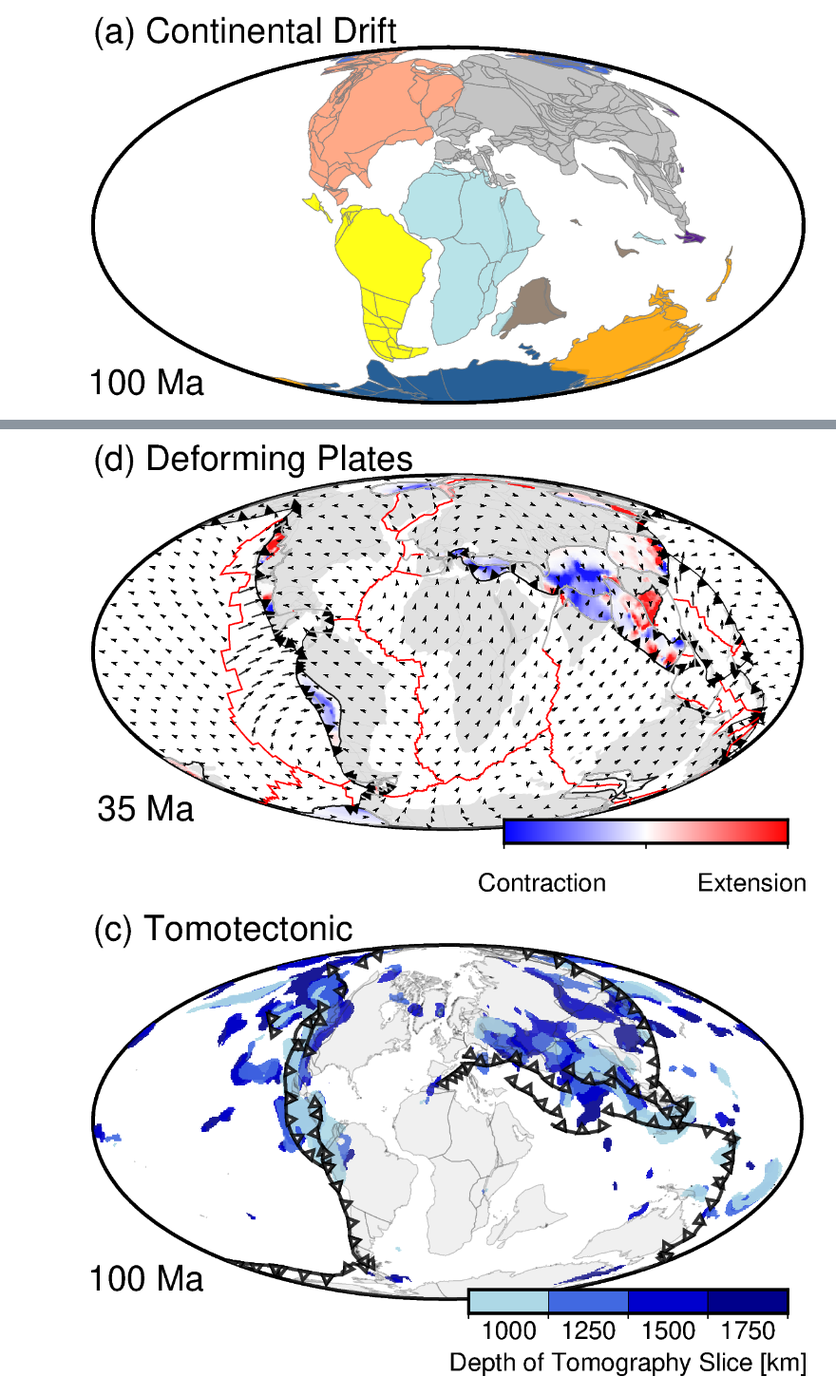
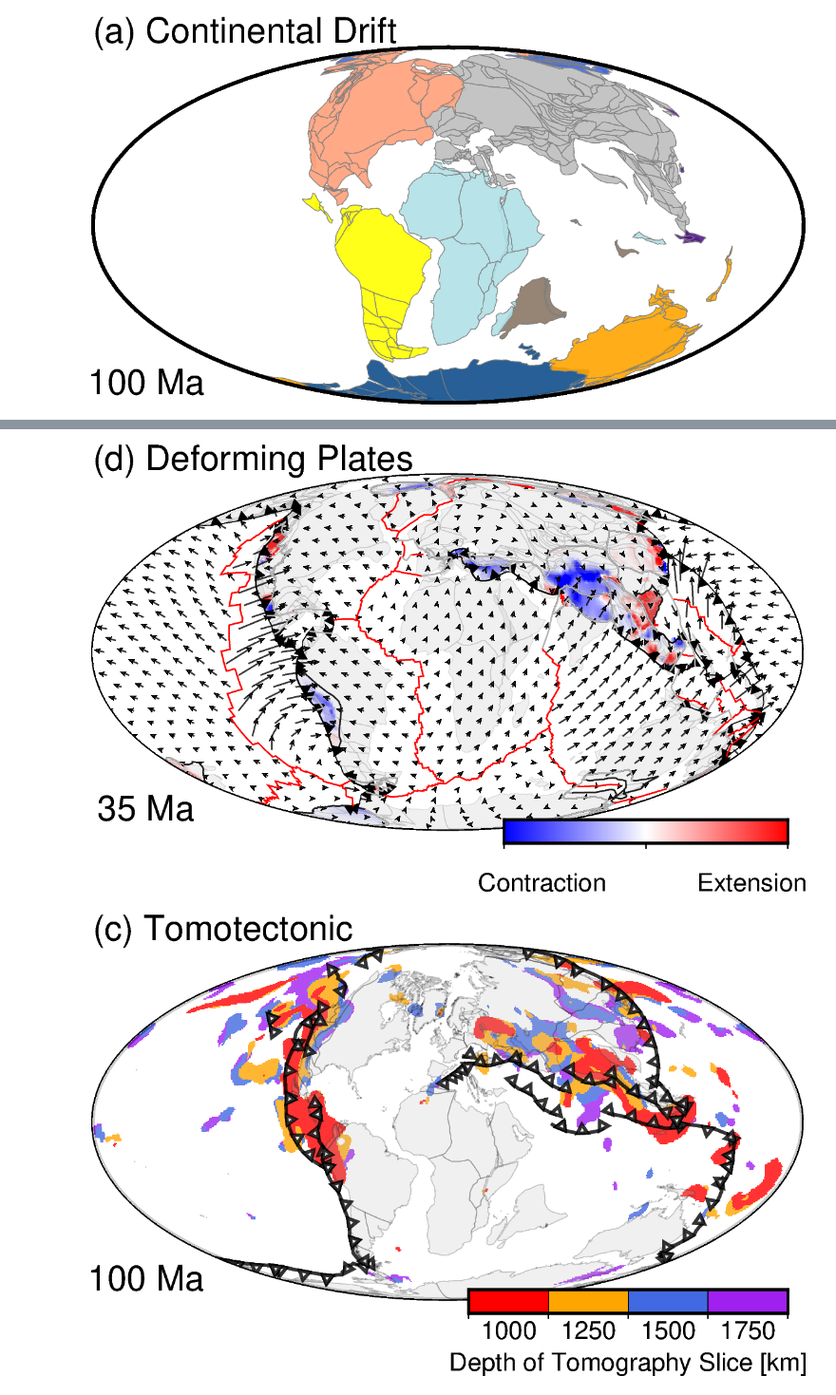
Before and after one commit to siwill22/Deconstructing-Plate-Tectonic-Reconstructions, a Jupyter notebook: Figure3/ReconstructionTypes.ipynb, the cells around one changed output, grey strips where cells are left out. Shown at 95% size. Cells and saved outputs as stored; diff of their text form; code cells hidden in the pictures.

```diff
--- a/Figure3/ReconstructionTypes.ipynb
+++ b/Figure3/ReconstructionTypes.ipynb
@@ -164,15 +141,16 @@ def deforming_model(fig, reconstruction_model, reconstruction_time,
 
     fig.basemap(region=region, projection=projection, frame='lrtb', perspective=perspective)
 
-    reconstructed_continents.plot(fig, color='gray70', pen=None, projection=projection,
-                                  region=region, perspective=perspective, transparency=60)
+    with pygmt.config(COLOR_NAN='white'):
+        pygmt.makecpt(cmap='polar', series=[-1000,1000], background='o')
+        fig.grdimage(crustal_thickness_delta,
+                    region=region, projection=projection, cmap=True)
 
-    pygmt.makecpt(cmap='polar', series=[-1000,1000], background='o')
-    fig.grdimage(crustal_thickness_delta,
-                transparency=10, region=region, projection=projection, cmap=True, nan_transparent=True)
+    reconstructed_continents.plot(fig, color='gray70', pen='0.2p,gray50', projection=projection,
+                                  region=region, perspective=perspective, transparency=80)
 
-    velocity_field.plot(fig, scaling=600., pen="0.5p,black", color="dodgerblue",
-                        style='V0.08c+e+gblack+n', region=region, projection=projection,
+    velocity_field.plot(fig, scaling=300., pen="0.5p,black", color="dodgerblue",
+                        style='V0.08c+e+a45+ggray40+n', region=region, projection=projection, #V0.15c+e+a45+ggray40+n   #V0.08c+e+gblack+n
                         transparency=20, perspective=perspective)
     reconstructed_plates.plot_deformation_zones(fig, color='-', region=region, projection=projection,
                                                 perspective=perspective)
@@ -194,10 +172,10 @@ def deforming_model(fig, reconstruction_model, reconstruction_time,
 fig = pygmt.Figure()
 pygmt.config(MAP_FRAME_TYPE="plain")
 deforming_model(fig, M2019, reconstruction_time, projection='W10c')
-#fig.savefig('./figures/deforming_plates.pdf')
+fig.savefig('./deforming_plates.pdf')
 fig.show(width=800)
 # %% [output]
-[figure, old version]
+[figure, new version]
 # %%
 def add_votemap(fig, depth, cmapstring, projection, region):
     min_votes = 8
@@ -210,45 +188,63 @@ def add_votemap(fig, depth, cmapstring, projection, region):
                  transparency=10, region=region, projection=projection, cmap=True, nan_transparent=True)
 
 
+def load_votemap(depth, min_votes = 8):
+    votemap = pygmt.xyz2grd('/Users/simon/Data/SeismicTomography/votemaps_allP_20220809/SubMachine_votemap_depth_slice_{:0.0f}.txt'.format(depth),
+                                 region='d', spacing='0.5d')
+    votemap_filt = pygmt.grdfilter(grid=votemap, distance=2, filter='g500', coltypes='g')
+    votemap_filt.data[votemap_filt.data<(min_votes+0.1)] = np.nan
+
+    return votemap_filt
+
+
+
 def tomotectonic_model(fig, reconstruction_model, reconstruction_time,
                        region='d', projection='Q0/37.5/10c'):
 
     fig.basemap(projection=projection, region=region, perspective=perspective, frame='lrtb')
 
-    #add_votemap(fig, 1750, 'purple,purple', projection=projection, region=region)
-    #add_votemap(fig, 1500, 'royalblue,royalblue', projection=projection, region=region)
-    #add_votemap(fig, 1250, 'orange,orange', projection=projection, region=region)
-    #add_votemap(fig, 1000, 'red,red', projection=projection, region=region)
-    add_votemap(fig, 1750, 'darkblue,darkblue', projection=projection, region=region)
-    add_votemap(fig, 1500, 'blue3,blue3', projection=projection, region=region)
-    add_votemap(fig, 1250, 'royalblue,royalblue', projection=projection, region=region)
-    add_votemap(fig, 1000, 'lightblue,lightblue', projection=projection, region=region)
+    depth = 1750
+    votemap_filt = load_votemap(depth, min_votes = 8)
+    votemap_base = votemap_filt.copy()
+    votemap_base.data[~np.isnan(votemap_filt.data)] = depth
 
+    for depth in [1500, 1250, 1000]:
+        votemap_filt = load_votemap(depth, min_votes = 8)
+        votemap_base.data[~np.isnan(votemap_filt.data)] = depth
+
+    votemap_base.to_netcdf('tmp.nc')
+    with pygmt.config(COLOR_NAN='white'):
+        pygmt.makecpt(cmap='red,orange,royalblue,purple', series=[875,1875,250], overrule_bg=True)
+        fig.grdimage(grid='tmp.nc',
+                     transparency=20, region=region, projection=projection, cmap=True)
+
+    #'''
     reconstruction_model.polygon_snapshot('coastlines', reconstruction_time).plot(fig, color='gray70',
                                                                                   transparency=80,
                                                                                   projection=projection, region=region,
                                                                                   perspective=perspective)
     reconstruction_model.plate_snapshot(
         reconstruction_time).plot_subduction_zones(fig, pen='1.25p,black', gap=9, size=4, color='white', transparency=20,
                                                    projection=projection, region=region, perspective=perspective)
 
-    #pygmt.makecpt(categorical=True, cmap='red,orange,royalblue,purple', color_model='+c1000,1250,1500,1750', no_bg=True)
-    pygmt.makecpt(categorical=True, cmap='lightblue,royalblue,blue3,darkblue', color_model='+c1000,1250,1500,1750', no_bg=True)
+    pygmt.makecpt(categorical=True, cmap='red,orange,royalblue,purple', color_model='+c1000,1250,1500,1750')
+    #pygmt.makecpt(categorical=True, cmap='lightblue,royalblue,blue3,darkblue', color_model='+c1000,1250,1500,1750', no_bg=True)
     with pygmt.config(FONT_ANNOT_PRIMARY='9p,white', FONT_LABEL='10p', MAP_TICK_LENGTH_PRIMARY='2p', MAP_FRAME_PEN='1p,black'):
         fig.colorbar(position='JBR+jBR+o0.2c/-0.2c+w4.5c/0.33c+h', frame=['+n','xa1+lDepth of Tomography Slice [km]'])
     with pygmt.config(FONT_LABEL='10p', MAP_TICK_LENGTH_PRIMARY='2p', MAP_FRAME_PEN='1p,black'):
         fig.colorbar(position='JBR+jBR+o0.2c/-0.2c+w4.5c/0.33c+h')
 
     fig.text(x=0.0,y=1.05,text='(c) Tomotectonic', justify='LM',
                  region='0/1/0/1', projection='x5c', font='14p', no_clip=True)
     fig.text(x=0.15,y=0.06,text='{:0.0f} Ma'.format(reconstruction_time),
                  region='0/1/0/1', projection='x5c', font='14p', no_clip=True)
+    #'''
 
 
 fig = pygmt.Figure()
 pygmt.config(MAP_FRAME_TYPE="plain")
 tomotectonic_model(fig, C2020, reconstruction_time=100, projection='W10c')
-fig.savefig('./tomotectonics.pdf')
+fig.savefig('./tomotectonics_alt.jpg')
 fig.show(width=800)
 # %% [output]
-[figure, old version]
+[figure, new version]
```
Also changed, not shown: parts of 6 cells of this notebook.
